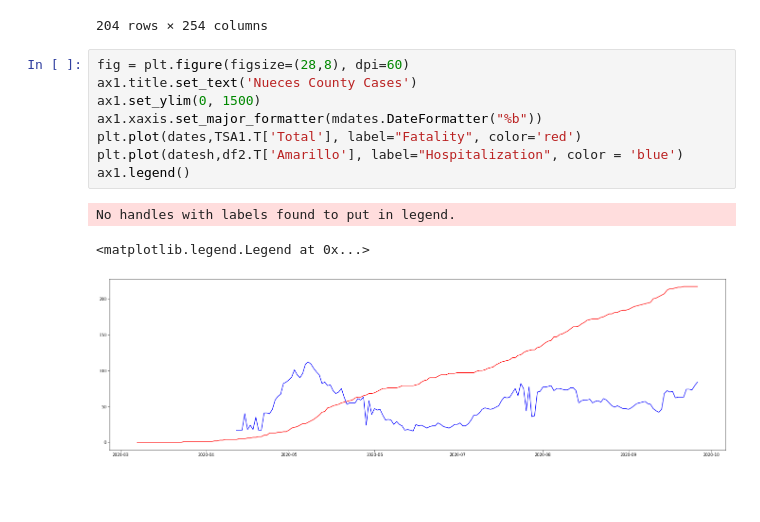
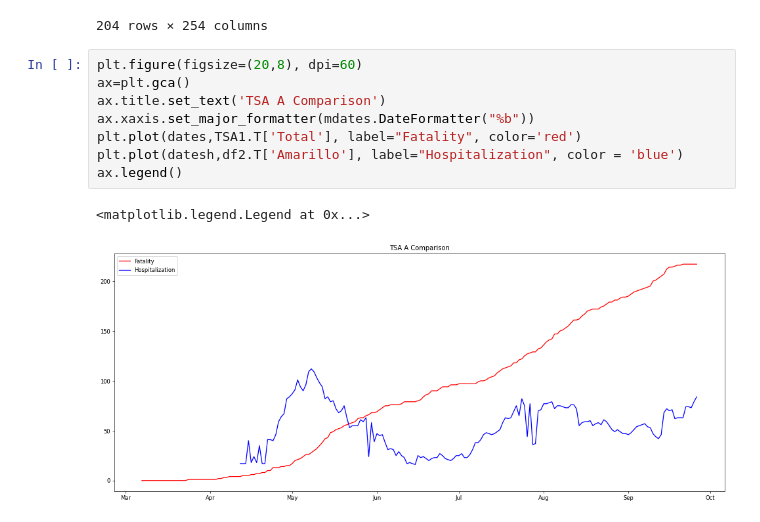
Before and after one commit to Data-Analytics-2020/Hypothesis-1, a Jupyter notebook: hype1.ipynb, the cells around one changed output. Saved outputs shown, nothing was run; the diff lists cells and outputs as text; blank space fills up the shorter version.

Commit message:
Added Legends

```diff
--- a/hype1.ipynb
+++ b/hype1.ipynb
@@ -279,14 +279,13 @@ df
 | 2020-09-26 | 31.0 | 9.0 | 82.0 | 18.0 | 1.0 | 1.0 | 30.0 | 9.0 | 5.0 | 8.0 | ... |
 204 rows × 254 columns
 # %%
-fig = plt.figure(figsize=(28,8), dpi=60)
-ax1.title.set_text('Nueces County Cases')
-ax1.set_ylim(0, 1500)
-ax1.xaxis.set_major_formatter(mdates.DateFormatter("%b"))
+plt.figure(figsize=(20,8), dpi=60)
+ax=plt.gca()
+ax.title.set_text('TSA A Comparison')
+ax.xaxis.set_major_formatter(mdates.DateFormatter("%b"))
 plt.plot(dates,TSA1.T['Total'], label="Fatality", color='red')
 plt.plot(datesh,df2.T['Amarillo'], label="Hospitalization", color = 'blue')
-ax1.legend()
+ax.legend()
 # %% [output]
-No handles with labels found to put in legend.
+<matplotlib.legend.Legend at 0x...>
-<matplotlib.legend.Legend at 0x...>
-[figure, old version]
+[figure, new version]
```
